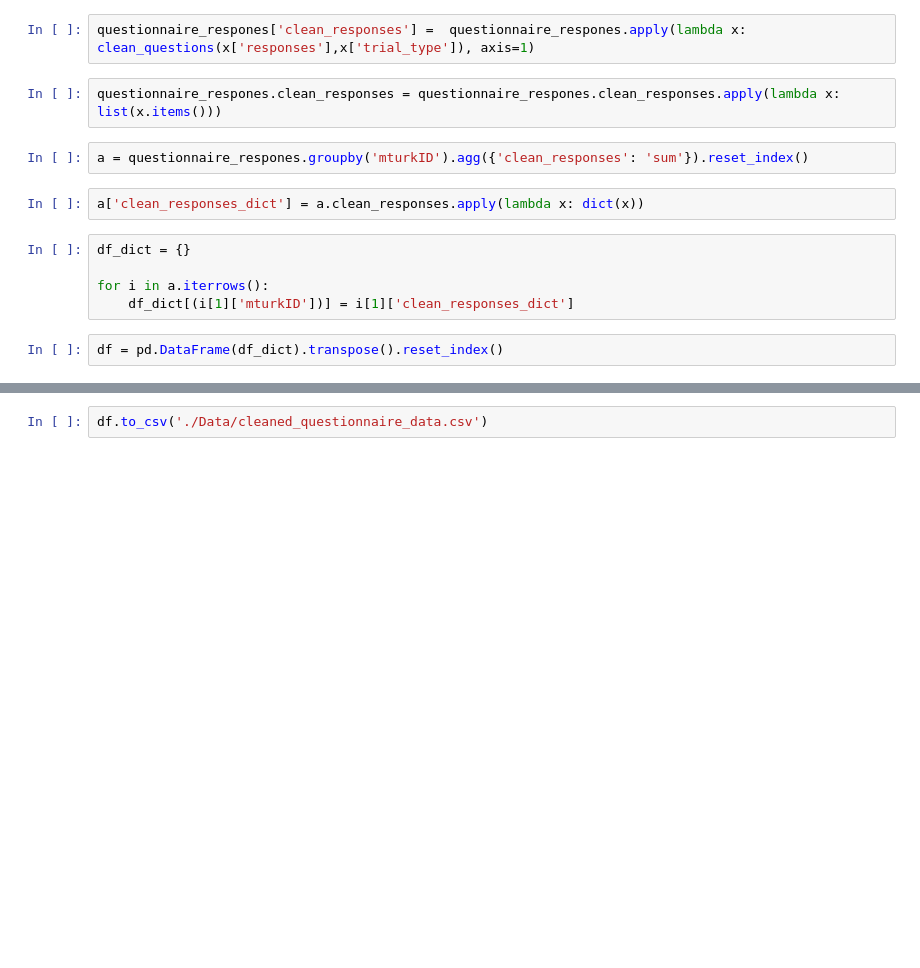
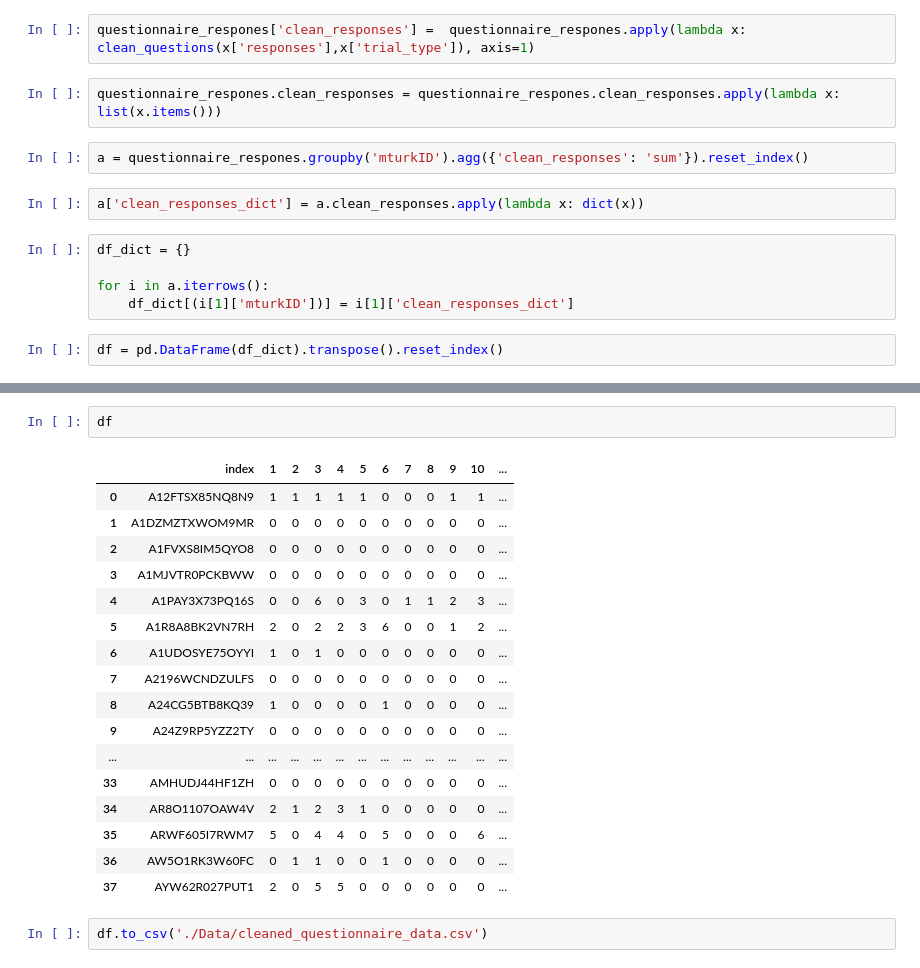
Before and after one commit to Sepsad/Interindividual-differences-in-Learning-to-Act-or-Avoid, a Jupyter notebook: Questionnaire_cleaning.ipynb, the cells around one changed output, grey strips where cells are left out. Saved outputs shown, nothing was run; the diff lists cells and outputs as text; blank space fills up the shorter version.

```diff
--- a/Questionnaire_cleaning.ipynb
+++ b/Questionnaire_cleaning.ipynb
@@ -112,2 +90,22 @@ dtype: object
+# %%
+df
+# %% [output]
+|  | index | 1 | 2 | 3 | 4 | 5 | 6 | 7 | 8 | 9 | 10 | ... |
+| 0 | A12FTSX85NQ8N9 | 1 | 1 | 1 | 1 | 1 | 0 | 0 | 0 | 1 | 1 | ... |
+| 1 | A1DZMZTXWOM9MR | 0 | 0 | 0 | 0 | 0 | 0 | 0 | 0 | 0 | 0 | ... |
+| 2 | A1FVXS8IM5QYO8 | 0 | 0 | 0 | 0 | 0 | 0 | 0 | 0 | 0 | 0 | ... |
+| 3 | A1MJVTR0PCKBWW | 0 | 0 | 0 | 0 | 0 | 0 | 0 | 0 | 0 | 0 | ... |
+| 4 | A1PAY3X73PQ16S | 0 | 0 | 6 | 0 | 3 | 0 | 1 | 1 | 2 | 3 | ... |
+| 5 | A1R8A8BK2VN7RH | 2 | 0 | 2 | 2 | 3 | 6 | 0 | 0 | 1 | 2 | ... |
+| 6 | A1UDOSYE75OYYI | 1 | 0 | 1 | 0 | 0 | 0 | 0 | 0 | 0 | 0 | ... |
+| 7 | A2196WCNDZULFS | 0 | 0 | 0 | 0 | 0 | 0 | 0 | 0 | 0 | 0 | ... |
+| 8 | A24CG5BTB8KQ39 | 1 | 0 | 0 | 0 | 0 | 1 | 0 | 0 | 0 | 0 | ... |
+| 9 | A24Z9RP5YZZ2TY | 0 | 0 | 0 | 0 | 0 | 0 | 0 | 0 | 0 | 0 | ... |
+| ... | ... | ... | ... | ... | ... | ... | ... | ... | ... | ... | ... | ... |
+| 33 | AMHUDJ44HF1ZH | 0 | 0 | 0 | 0 | 0 | 0 | 0 | 0 | 0 | 0 | ... |
+| 34 | AR8O1107OAW4V | 2 | 1 | 2 | 3 | 1 | 0 | 0 | 0 | 0 | 0 | ... |
+| 35 | ARWF605I7RWM7 | 5 | 0 | 4 | 4 | 0 | 5 | 0 | 0 | 0 | 6 | ... |
+| 36 | AW5O1RK3W60FC | 0 | 1 | 1 | 0 | 0 | 1 | 0 | 0 | 0 | 0 | ... |
+| 37 | AYW62R027PUT1 | 2 | 0 | 5 | 5 | 0 | 0 | 0 | 0 | 0 | 0 | ... |
 # %%
 df.to_csv('./Data/cleaned_questionnaire_data.csv')
```
Also changed, not shown: parts of 5 cells of this notebook, 3 other files.
